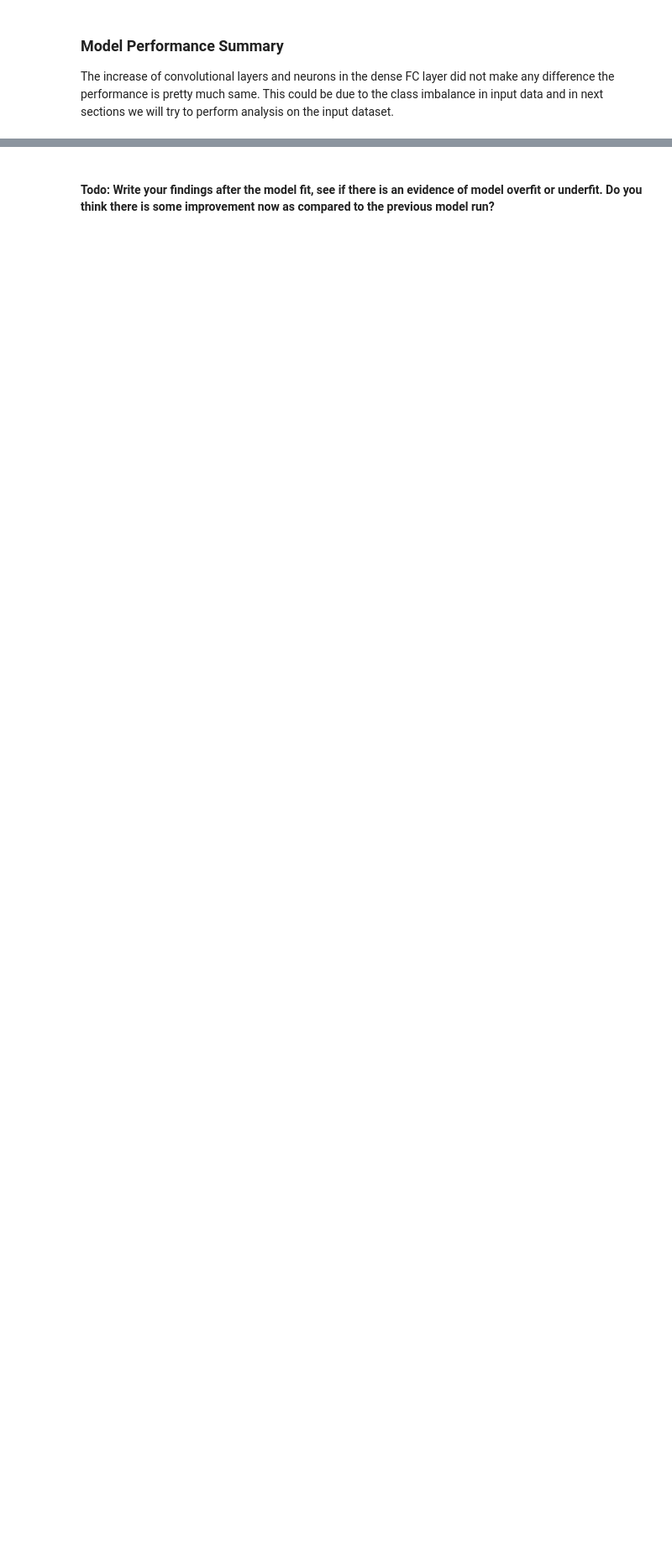
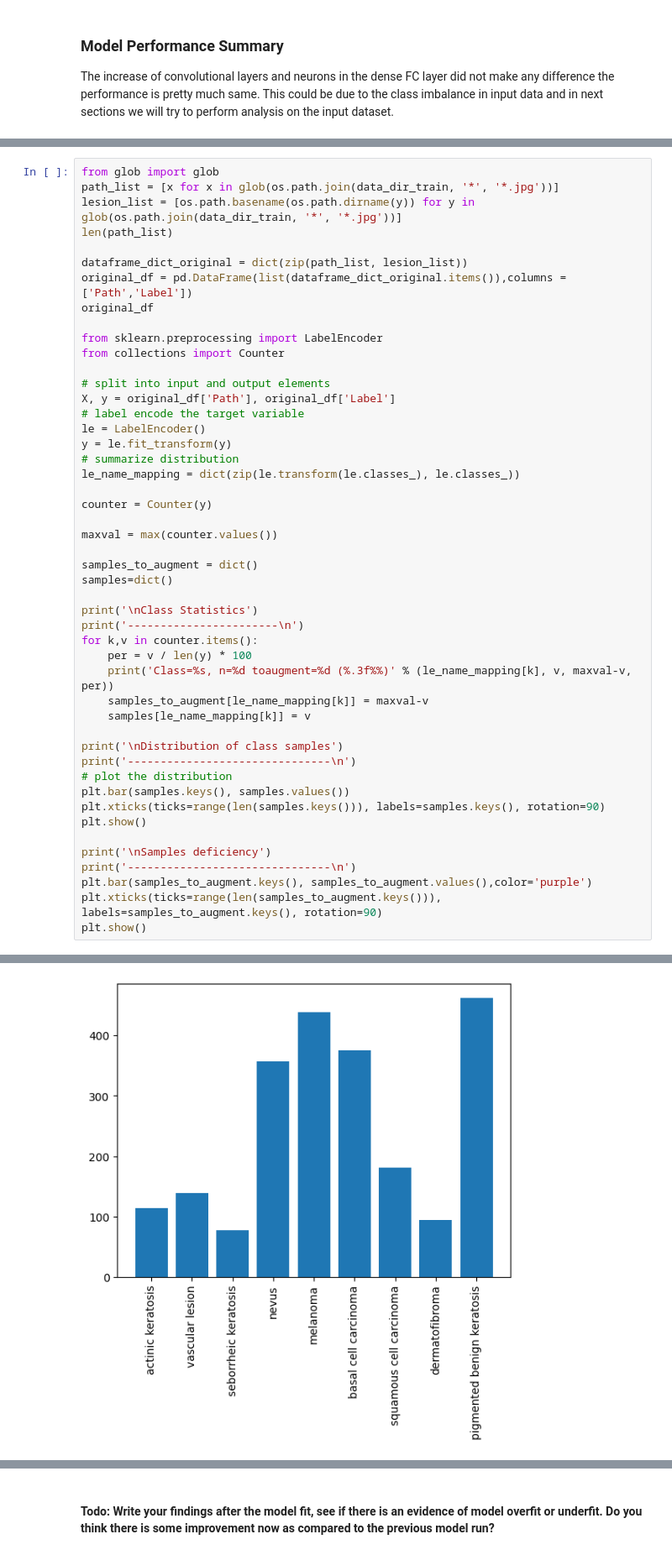
Before and after one commit to porechajp/melanoma-detection, a Jupyter notebook: JatanPorecha.ipynb, the cells around one changed output, grey strips where cells are left out. Shown at 84% size. Drawn from its saved outputs; the diff is of its cells as text; blank space fills up the shorter version.

```diff
--- a/JatanPorecha.ipynb
+++ b/JatanPorecha.ipynb
@@ -607,0 +610,49 @@ The increase of convolutional layers and neurons in the dense FC layer did not m
+# %%
+from glob import glob
+path_list = [x for x in glob(os.path.join(data_dir_train, '*', '*.jpg'))]
+lesion_list = [os.path.basename(os.path.dirname(y)) for y in glob(os.path.join(data_dir_train, '*', '*.jpg'))]
+len(path_list)
+
+dataframe_dict_original = dict(zip(path_list, lesion_list))
+original_df = pd.DataFrame(list(dataframe_dict_original.items()),columns = ['Path','Label'])
+original_df
+
+from sklearn.preprocessing import LabelEncoder
+from collections import Counter
+
+# split into input and output elements
+X, y = original_df['Path'], original_df['Label']
+# label encode the target variable
+le = LabelEncoder()
+y = le.fit_transform(y)
+# summarize distribution
+le_name_mapping = dict(zip(le.transform(le.classes_), le.classes_))
+
+counter = Counter(y)
+
+maxval = max(counter.values())
+
+samples_to_augment = dict()
+samples=dict()
+
+print('\nClass Statistics')
+print('-----------------------\n')
+for k,v in counter.items():
+    per = v / len(y) * 100
+    print('Class=%s, n=%d toaugment=%d (%.3f%%)' % (le_name_mapping[k], v, maxval-v, per))
+    samples_to_augment[le_name_mapping[k]] = maxval-v
+    samples[le_name_mapping[k]] = v
+
+print('\nDistribution of class samples')
+print('-------------------------------\n')
+# plot the distribution
+plt.bar(samples.keys(), samples.values())
+plt.xticks(ticks=range(len(samples.keys())), labels=samples.keys(), rotation=90)
+plt.show()
+
+print('\nSamples deficiency')
+print('-------------------------------\n')
+plt.bar(samples_to_augment.keys(), samples_to_augment.values(),color='purple')
+plt.xticks(ticks=range(len(samples_to_augment.keys())), labels=samples_to_augment.keys(), rotation=90)
+plt.show()
+# %% [output]
@@ -607,0 +674 @@ The increase of convolutional layers and neurons in the dense FC layer did not m
+[figure, added]
```
Also changed, not shown: parts of 29 cells of this notebook.
